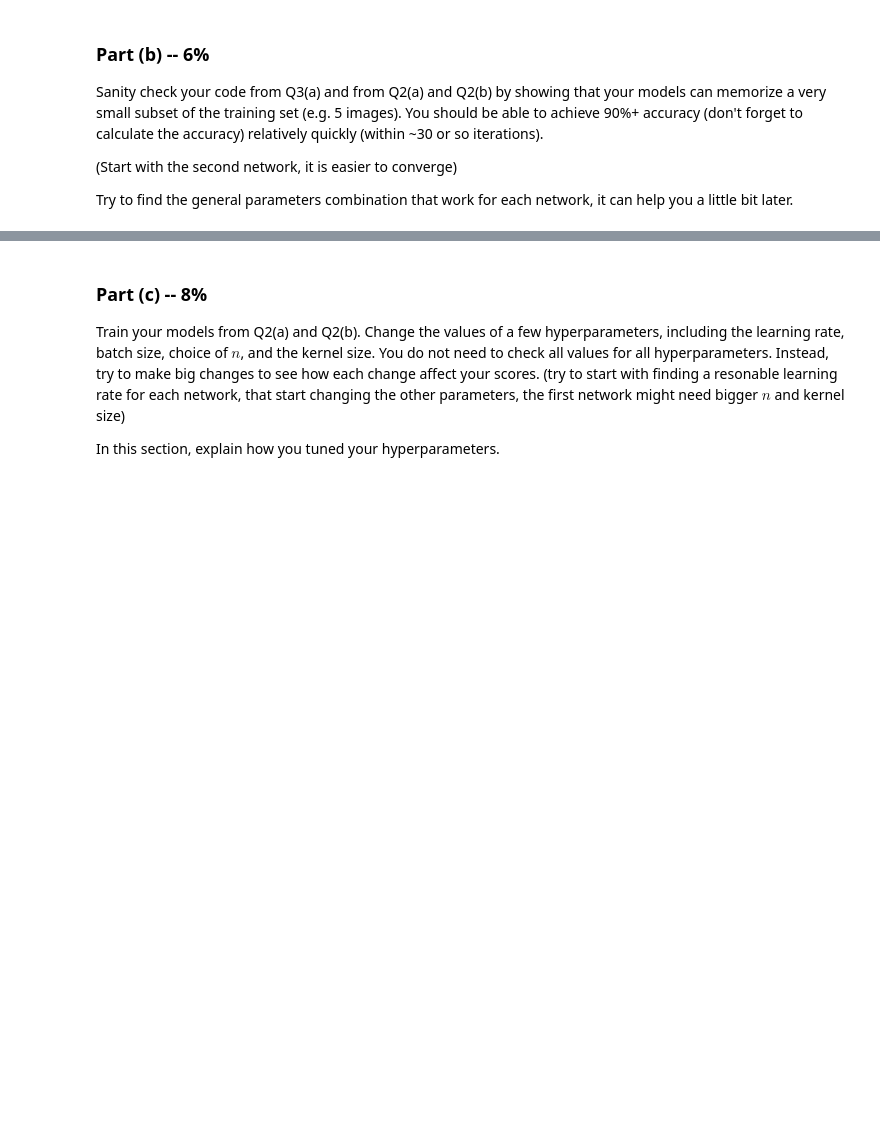
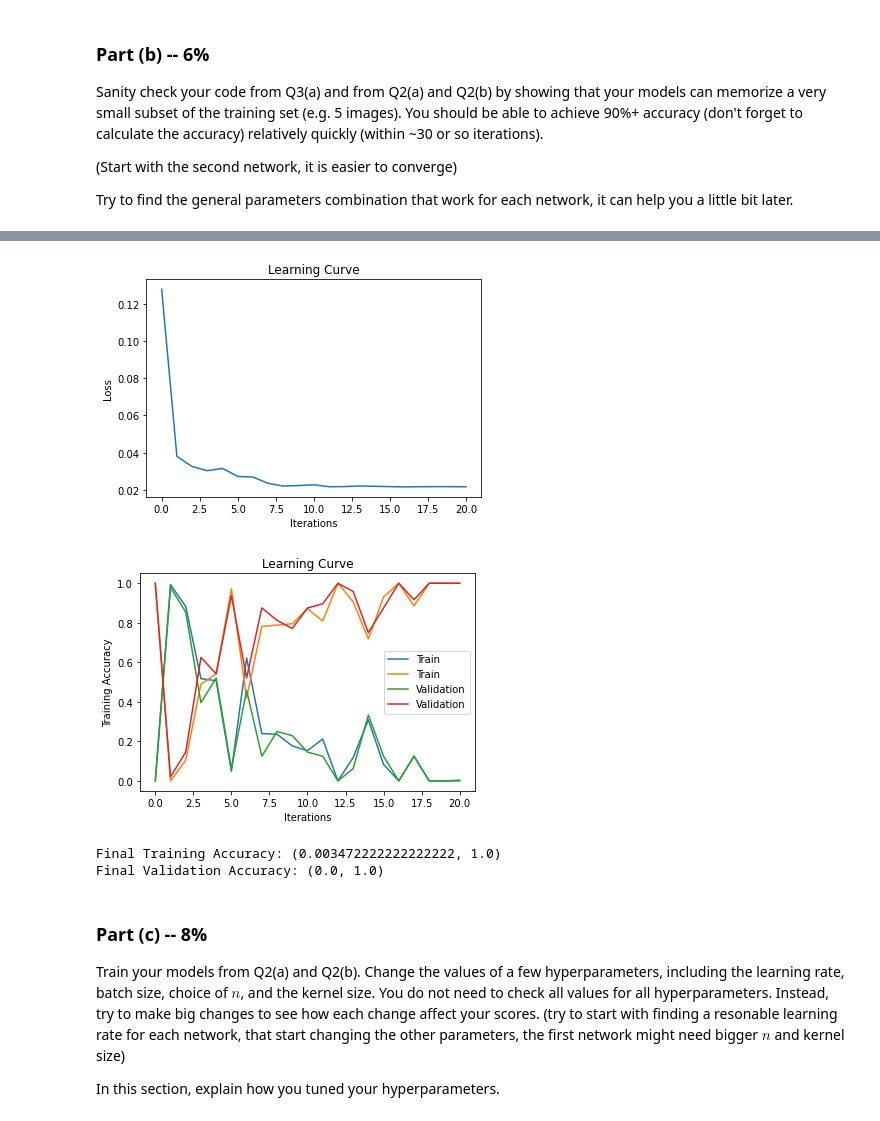
Before and after one commit to zivmo99/DeepLearning3, a Jupyter notebook: Assignment3_ipynb.ipynb, the cells around one changed output, grey strips where cells are left out. Drawn from its saved outputs; the diff is of its cells as text; code cells hidden in the pictures; blank space fills up the shorter version.

```diff
--- a/Assignment3_ipynb.ipynb
+++ b/Assignment3_ipynb.ipynb
@@ -89,7 +89,7 @@ path_test_w = "/content/gdrive/Shareddrives/Deep learning/Ex3/data/test_w/*.jpg"
 path_test_m = "/content/gdrive/Shareddrives/Deep learning/Ex3/data/test_m/*.jpg" # TODO - UPDATE ME!
 
 TOTAL_TRAIN_VALID_SIZE = 112
-TRAIN_DATA_SIZE = 100
+TRAIN_DATA_SIZE = 96
 VALID_DATA_SIZE = TOTAL_TRAIN_VALID_SIZE - TRAIN_DATA_SIZE
 TEST_DATA_SIZE_M = 10
 TEST_DATA_SIZE_W = 10
@@ -164,6 +164,27 @@ While at this stage we are working with numpy arrays, later on, we will need to
 `[*, 3, 448, 224]`. For now, we'll keep the RGB channel as the last dimension since
 that's what `plt.imshow` requires.
 # %%
+def generate_same_pair(dataset):
+    """ For each pair of shoes in our dataset, concatenate each image into one
+    new NumPy array.
+
+    @param :numpy.ndarray: dataset
+        the dataset to be modified
+    @returns (N*3, 448, 224, 3) numpy.ndarray
+    """
+    concats = []
+    for student in dataset:
+        for pair in student:
+            concats += [np.vstack((pair[0], pair[1]))]
+
+    return np.array(concats)
+
+print(train_data.shape) # if this is [N, 3, 2, 224, 224, 3]
+print(generate_same_pair(train_data).shape) # should be [N*3, 448, 224, 3]
+#plt.imshow(generate_same_pair(train_data)[0]) # should show 2 shoes from the same pair
+
+
+"""
 # Your code goes here
 def generate_same_pair(data):
   same_pair = np.zeros((data.shape[0]*3, 448, 224, 3))
@@ -177,4 +198,5 @@ def generate_same_pair(data):
 print(train_data.shape) # if this is [N, 3, 2, 224, 224, 3]
 print(generate_same_pair(train_data).shape) # should be [N*3, 448, 224, 3]
 plt.imshow(generate_same_pair(train_data)[0]) # should show 2 shoes from the same pair
+"""
 # %% [output]
@@ -198,6 +218,20 @@ only produce **three** combinations of wrong pairs per unique person.
 In other words,`generate_same_pairs` and `generate_different_pairs` should
 return the same number of training examples.
 # %%
+def generate_different_pair(dataset):
+    concats = []
+    for student in dataset:
+        concats += [np.vstack((student[0][0], student[1][1]))]
+        concats += [np.vstack((student[1][0], student[2][1]))]
+        concats += [np.vstack((student[2][0], student[0][1]))]
+    return np.array(concats)
+
+print(train_data.shape) # if this is [N, 3, 2, 224, 224, 3]
+print(generate_different_pair(train_data).shape) # should be [N*3, 448, 224, 3]
+plt.imshow(generate_different_pair(train_data)[0]) # should show 2 shoes from different pairs
+
+
+"""
 # Your code goes here
 def generate_different_pair(data):
   same_pair = np.zeros((data.shape[0]*3, 448, 224, 3))
@@ -211,4 +245,5 @@ def generate_different_pair(data):
 print(train_data.shape) # if this is [N, 3, 2, 224, 224, 3]
 print(generate_different_pair(train_data).shape) # should be [N*3, 448, 224, 3]
 plt.imshow(generate_different_pair(train_data)[0]) # should show 2 shoes from different pairs
+"""
 # %% [output]
@@ -496,3 +637,8 @@ Try to find the general parameters combination that work for each network, it ca
 # %%
 # Write your code here. Remember to include your results so that we can
 # see that your model attains a high training accuracy.
+cnn = CNN(4)
+print("Overfitting the CNN model: ")
+train_model(cnn, train_data[:96, :, :, :, :, :], batch_size=32, optimizer="adam",
+      learning_rate=0.001, momentum=0.7, weight_decay=0.5, num_epochs=20)
+# %% [output]
@@ -499,3 +662,7 @@ Try to find the general parameters combination that work for each network, it ca
+[figure, added]
+[figure, added]
+Final Training Accuracy: (0.003472222222222222, 1.0)
+Final Validation Accuracy: (0.0, 1.0)
 # %% [markdown]
 ### Part (c) -- 8%
 
```
Also changed, not shown: parts of 10 cells of this notebook.
